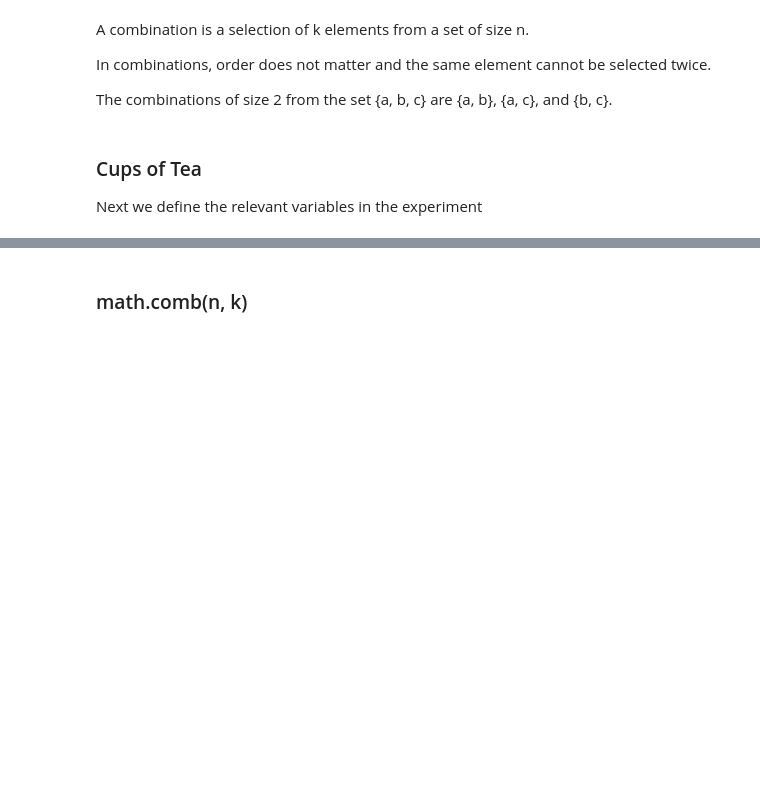
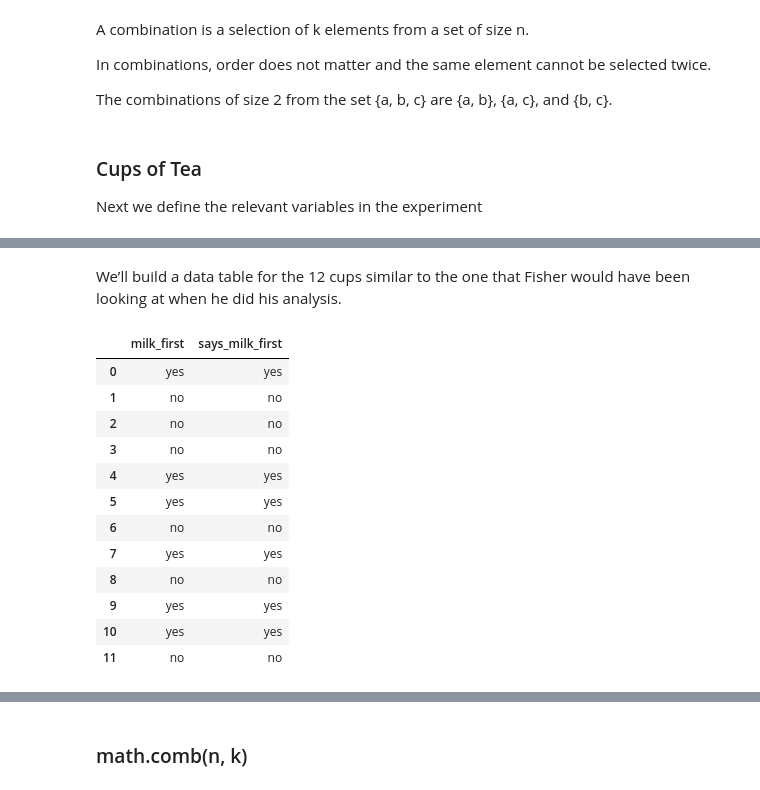
Before and after one commit to ECronin1973/Applied_Statistics_MyWork, a Jupyter notebook: tasks.ipynb, the cells around one changed output, grey strips where cells are left out. Drawn from its saved outputs; the diff is of its cells as text; code cells hidden in the pictures; blank space fills up the shorter version.

```diff
--- a/tasks.ipynb
+++ b/tasks.ipynb
@@ -82,0 +89,44 @@ no_cups_tea_first = 6
+# %%
+import numpy as np
+# A numpy random number generator
+rng = np.random.default_rng()
+
+import pandas as pd
+# Safe setting for Pandas.  Needs Pandas version >= 1.5.
+pd.set_option('mode.copy_on_write', True)
+
+# Load the library for plotting, name it 'plt'
+import matplotlib.pyplot as plt
+# Make plots look a little more fancy
+plt.style.use('fivethirtyeight')
+# %% [markdown]
+We’ll build a data table for the 12 cups similar to the one that Fisher would have been looking at when he did his analysis.
+# %%
+# Make an empty DataFrame to store the twelve cups.
+tea_df = pd.DataFrame()
+# insert a column that records whether the milk is poured before the tea, into that cup:
+tea_df['milk_first'] = np.repeat(['yes', 'no'], [6, 6])
+# Add a column recording the guesses for the cups where milk was poured first:
+tea_df['says_milk_first'] = np.repeat(['yes', 'no'], [6, 6])
+# Take a sample (without replacement) of 12 rows.
+# This has the effect of putting rows in random order.
+tea_df = tea_df.sample(12, replace=False)
+# Reset the row labels to throw away the labels showing the original order.
+tea_df = tea_df.reset_index(drop=True)
+# %%
+# Show our reconstruction of Fisher's table based on 12 random guesses.
+tea_df
+# %% [output]
+|  | milk_first | says_milk_first |
+| 0 | yes | yes |
+| 1 | no | no |
+| 2 | no | no |
+| 3 | no | no |
+| 4 | yes | yes |
+| 5 | yes | yes |
+| 6 | no | no |
+| 7 | yes | yes |
+| 8 | no | no |
+| 9 | yes | yes |
+| 10 | yes | yes |
+| 11 | no | no |
```
Also changed, not shown: parts of 7 cells of this notebook, 2 other files.
